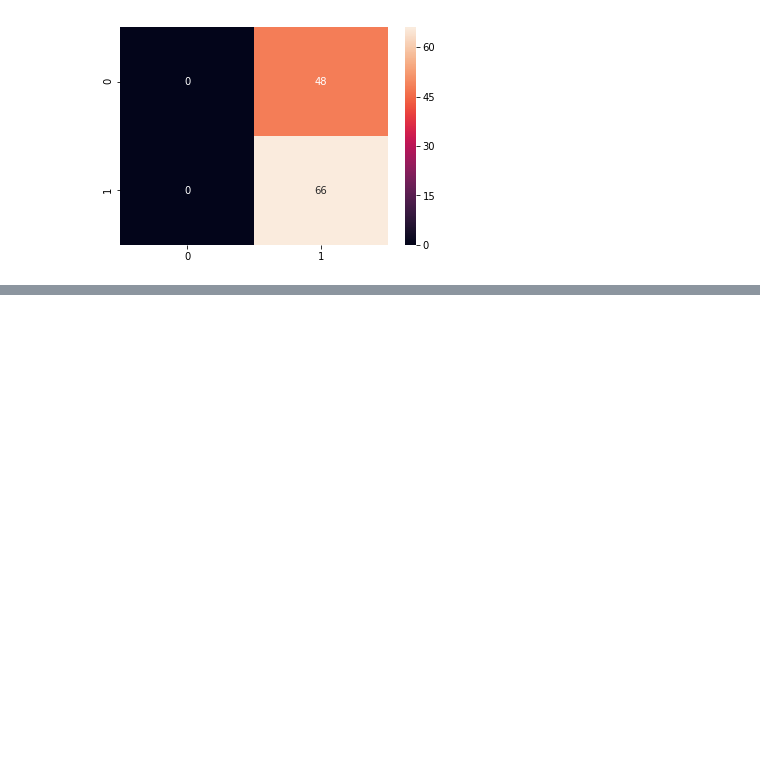
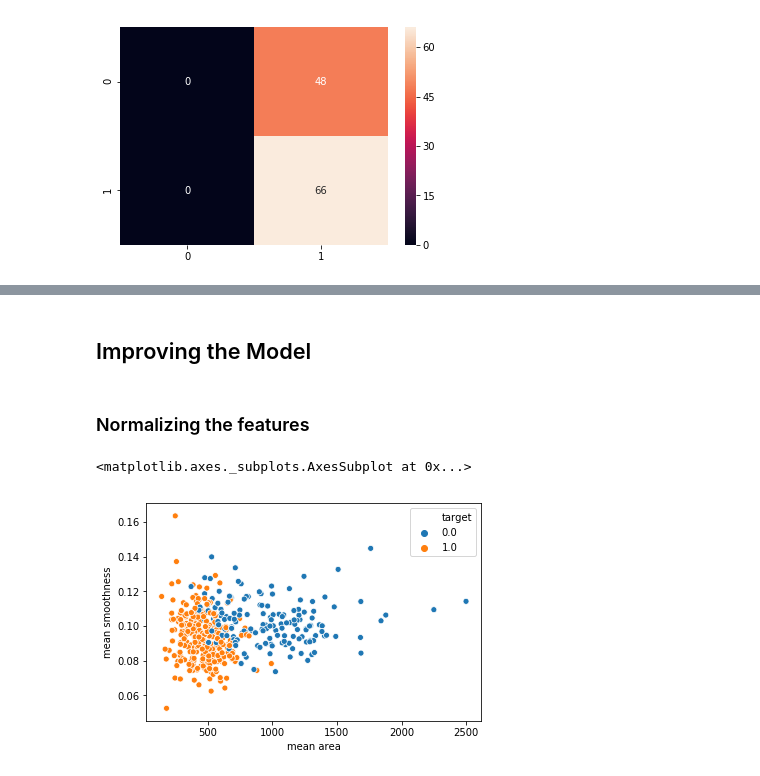
Before and after one commit to RasAghd/SVM, a Jupyter notebook: CancerData.ipynb, the cells around one changed output, grey strips where cells are left out. Cells and saved outputs as stored; diff of their text form; code cells hidden in the pictures; blank space fills up the shorter version.

Commit message:
model improved with tuning parameters and normalization

```diff
--- a/CancerData.ipynb
+++ b/CancerData.ipynb
@@ -309,0 +308,4 @@ accuracy_score(y_test, y_predict)
+# %% [markdown]
+## Improving the Model
+# %% [markdown]
+### Normalizing the features
@@ -309,0 +318,5 @@ accuracy_score(y_test, y_predict)
+# %%
+sns.scatterplot(X_train['mean area'], X_train['mean smoothness'], hue=y_train)
+# %% [output]
+<matplotlib.axes._subplots.AxesSubplot at 0x...>
+[figure, added]
```
Also changed, not shown: parts of 30 cells of this notebook.
